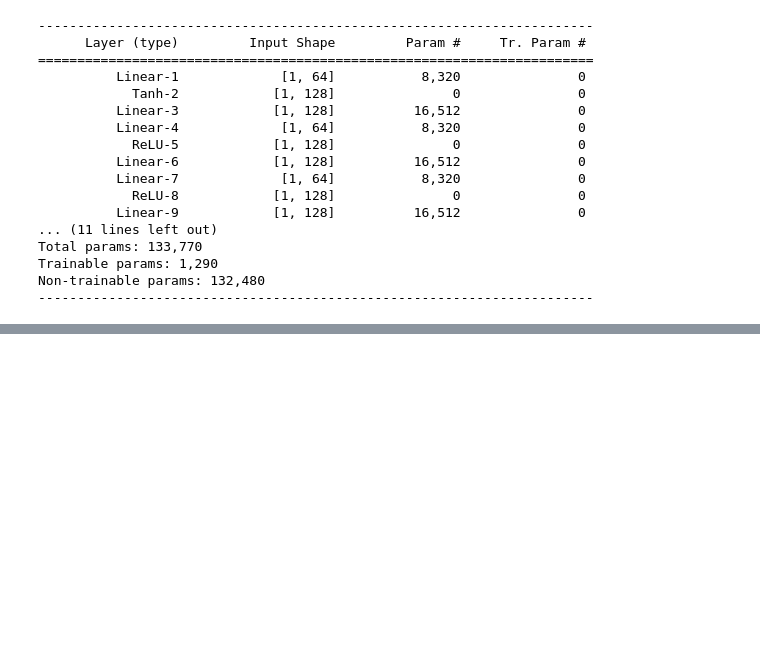
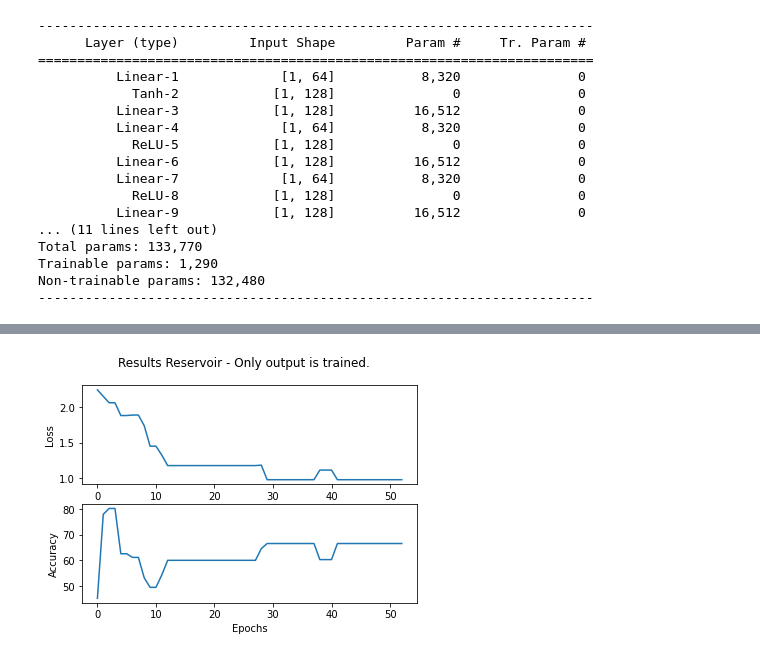
Before and after one commit to wiebetimmers/thesis_project, a Jupyter notebook: main_reservoir_with_evolution.ipynb, the cells around one changed output, grey strips where cells are left out. Cells and saved outputs as stored; diff of their text form; code cells hidden in the pictures; blank space fills up the shorter version.

```diff
--- a/main_reservoir_with_evolution.ipynb
+++ b/main_reservoir_with_evolution.ipynb
@@ -339,7 +339,7 @@ def training(model, train_loader, val_loader, num_epochs, optimizer, loss_functi
         accuracy_results.append(accuracy_eval)
         loss_results.append(loss_eval)
 
-        if epoch == 0:
+        '''if epoch == 0:
             print('* Saving 1st epoch model *')
             torch.save(model, 'trained_reservoir.model')
             best_loss = loss_eval
@@ -352,7 +352,7 @@ def training(model, train_loader, val_loader, num_epochs, optimizer, loss_functi
             else:
                 loss_iter += 1
 
-            # If loss has not improved for an arbitrary amount of epochs:
+            # If loss has not improved for an arbitrary amount of epochs: '''
         if loss_iter > max_loss_iter:
             break
 
@@ -375,13 +375,13 @@ reservoir_size = 128
 n_labels = 10
 lr_SGD = 0.0001
 momentum_SGD = 0.9
-n_epochs = 2
+n_epochs = 3  # with backprop
 max_loss_iter = 10
 batch_size= 50
 T = 5
 
-population_size = 5
-generations = 10
+population_size = 25
+generations = 50
 # %%
 class EA(object):
     def __init__(self,  population_size, val_loader, loss_function, input_size, reservoir_size, n_labels):
@@ -495,8 +537,13 @@ Epoch: 1 - Loss of: 2.1817074148995537 - Accuracy of: 79.71428680419922
 # Performing one evolution step, 3rd epoch, only mutation, no selection or recombination yet
 ea = EA(population_size, val_loader_digits, loss_function, input_size_digits, reservoir_size, n_labels)
 
-ea.step(model_set_digits)
-#for i in range(generations):
-    #ea.step(model_set_digits)
+new_pop = model_set_digits
+
+for i in range(generations):
+    new_pop = ea.step(new_pop)
+
+best_pop = sorted(new_pop, key=lambda k: k['loss_results'][-1] , reverse=False)
+
+best_unit = best_pop[0]
 # %% [output]
 No mutation - nothing
@@ -552,0 +610,4 @@ Epoch: Final score MNIST - Loss of: 1.4807044906616211 - Accuracy of: 73.2200012
+# %%
+plot_results(best_unit['epoch'], best_unit['loss_results'], best_unit['accuracy_results'])
+# %% [output]
+[figure, added]
```
Also changed, not shown: parts of 8 cells of this notebook.
